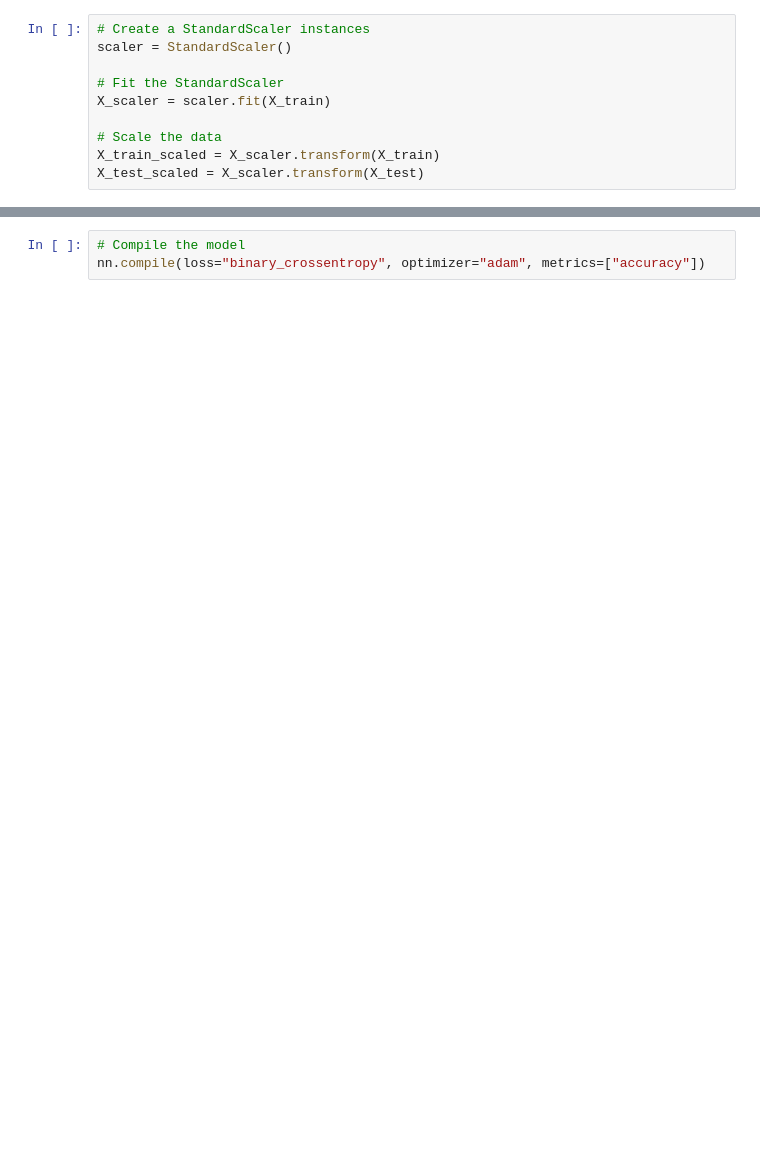
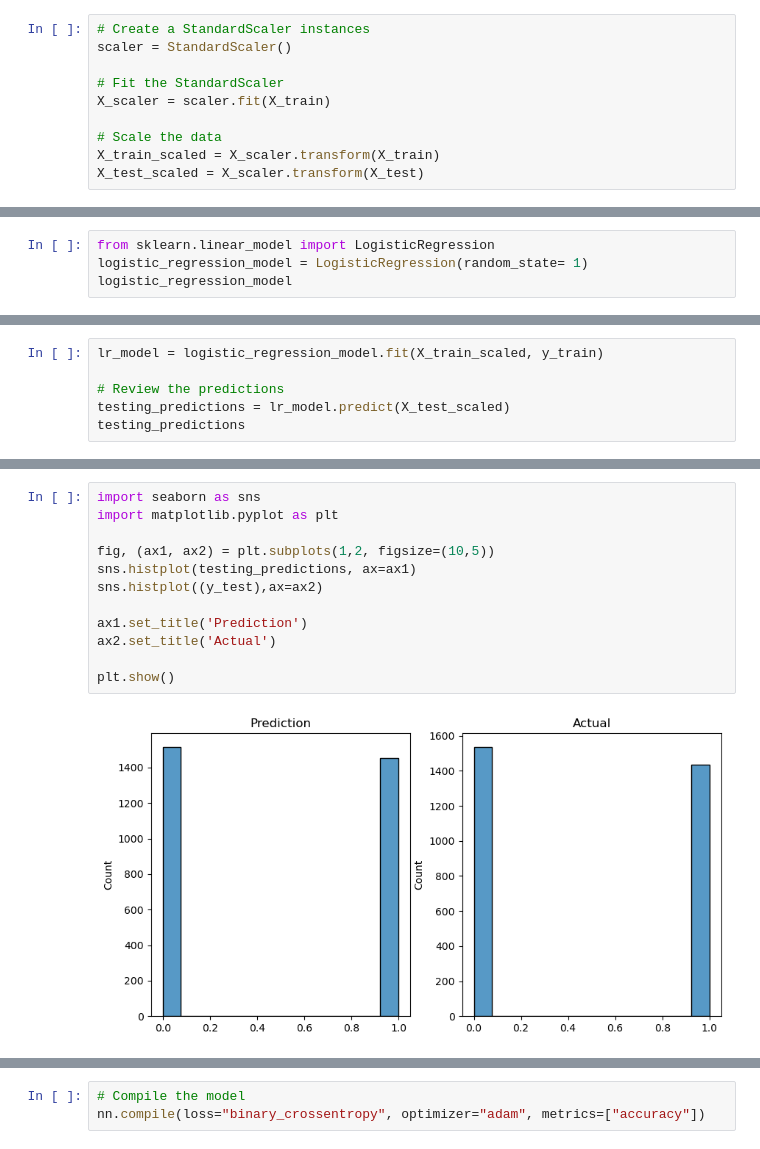
Before and after one commit to msills30/Fake_vs_Real, a Jupyter notebook: fake_vs_real.ipynb, the cells around one changed output, grey strips where cells are left out. Cells and saved outputs as stored; diff of their text form; blank space fills up the shorter version.

```diff
--- a/fake_vs_real.ipynb
+++ b/fake_vs_real.ipynb
@@ -230,0 +341,4 @@ X_test_scaled = X_scaler.transform(X_test)
+# %%
+from sklearn.linear_model import LogisticRegression
+logistic_regression_model = LogisticRegression(random_state= 1)
+logistic_regression_model
@@ -230,0 +347,6 @@ X_test_scaled = X_scaler.transform(X_test)
+# %%
+lr_model = logistic_regression_model.fit(X_train_scaled, y_train)
+
+# Review the predictions
+testing_predictions = lr_model.predict(X_test_scaled)
+testing_predictions
@@ -230,0 +366,14 @@ X_test_scaled = X_scaler.transform(X_test)
+# %%
+import seaborn as sns
+import matplotlib.pyplot as plt
+
+fig, (ax1, ax2) = plt.subplots(1,2, figsize=(10,5))
+sns.histplot(testing_predictions, ax=ax1)
+sns.histplot((y_test),ax=ax2)
+
+ax1.set_title('Prediction')
+ax2.set_title('Actual')
+
+plt.show()
+# %% [output]
+[figure, added]
```
Also changed, not shown: parts of 53 cells of this notebook.
